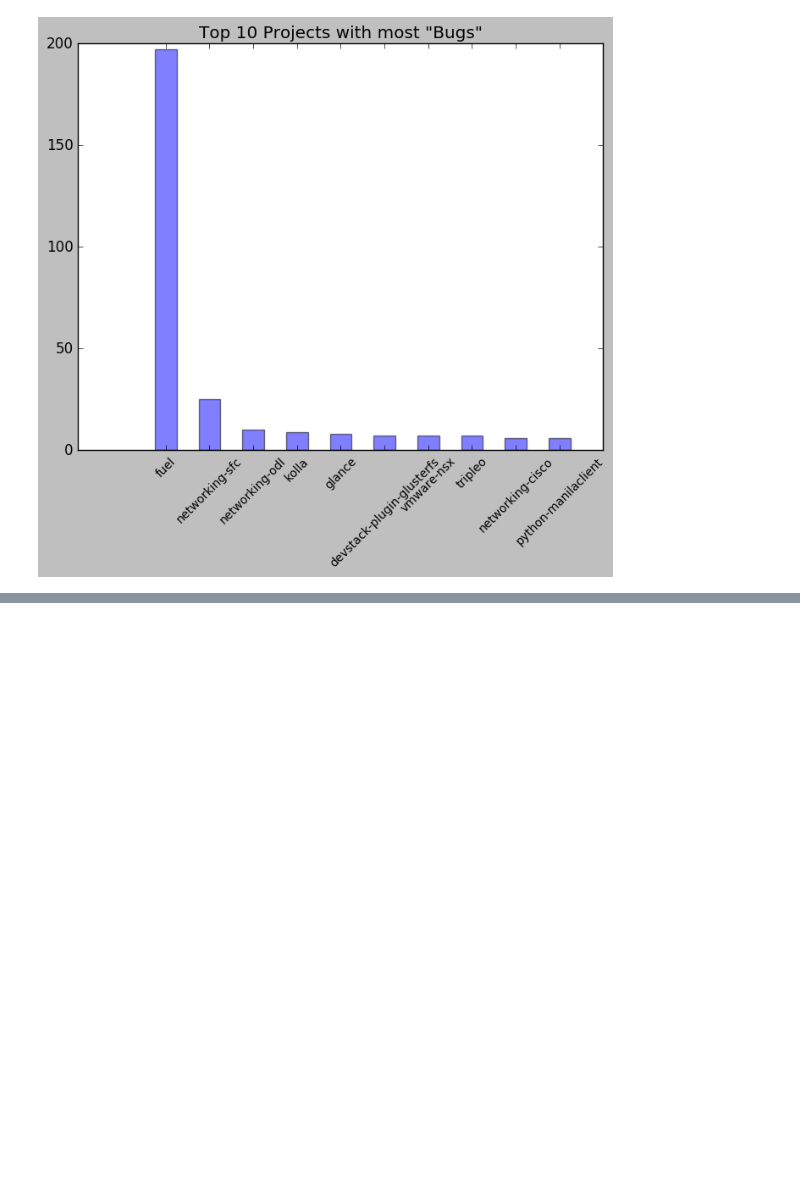
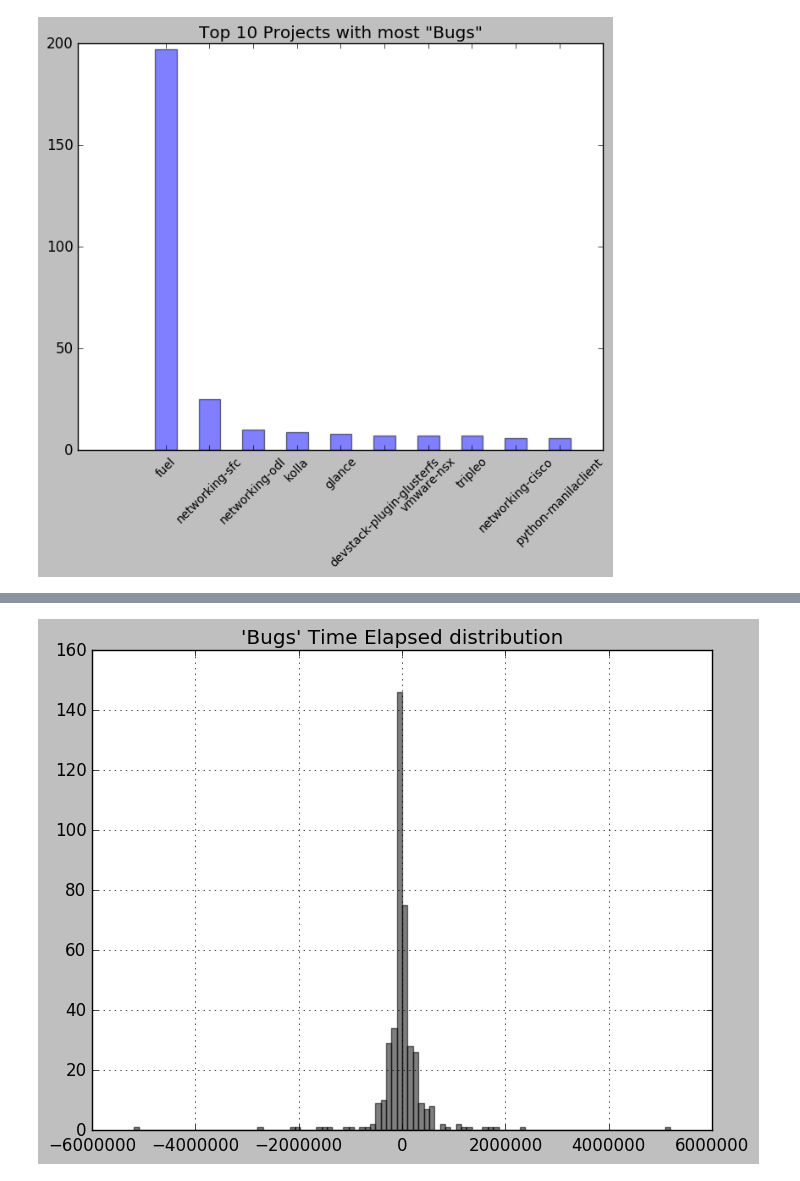
Before and after one commit to ZainabSayyed/Python-Codes, a Jupyter notebook: OpenStack/OpenStack_bugdump_critical.ipynb, the cells around one changed output, grey strips where cells are left out. Saved outputs shown, nothing was run; the diff lists cells and outputs as text; code cells hidden in the pictures; blank space fills up the shorter version.

```diff
--- a/OpenStack/OpenStack_bugdump_critical.ipynb
+++ b/OpenStack/OpenStack_bugdump_critical.ipynb
@@ -96,0 +113,6 @@ plt.show()
+# %%
+df['Time_Elapsed_in_min'].diff().hist(color='k', alpha=0.5, bins=100)
+plt.title("'Bugs' Time Elapsed distribution")
+plt.show()
+# %% [output]
+[figure, added]
```
Also changed, not shown: parts of 12 cells of this notebook.
